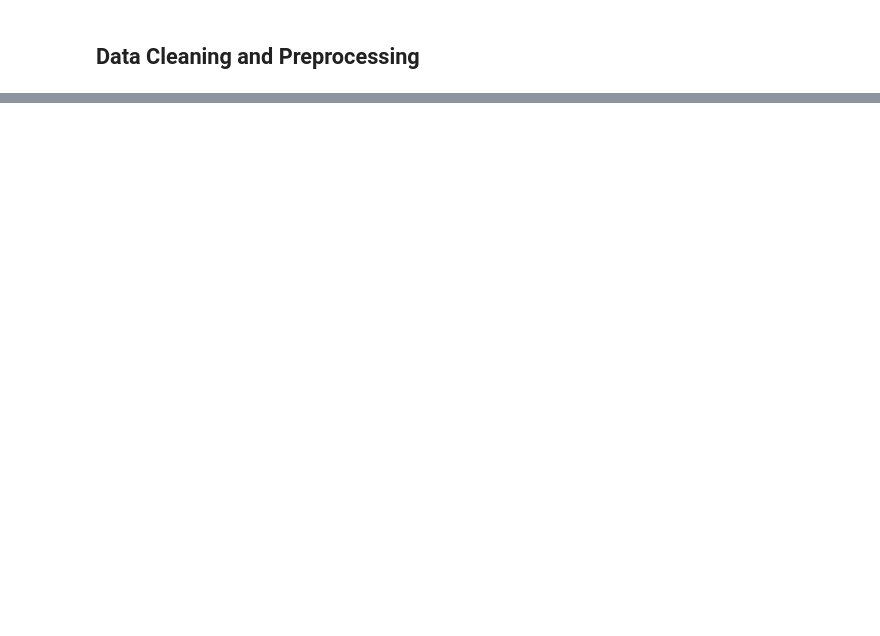
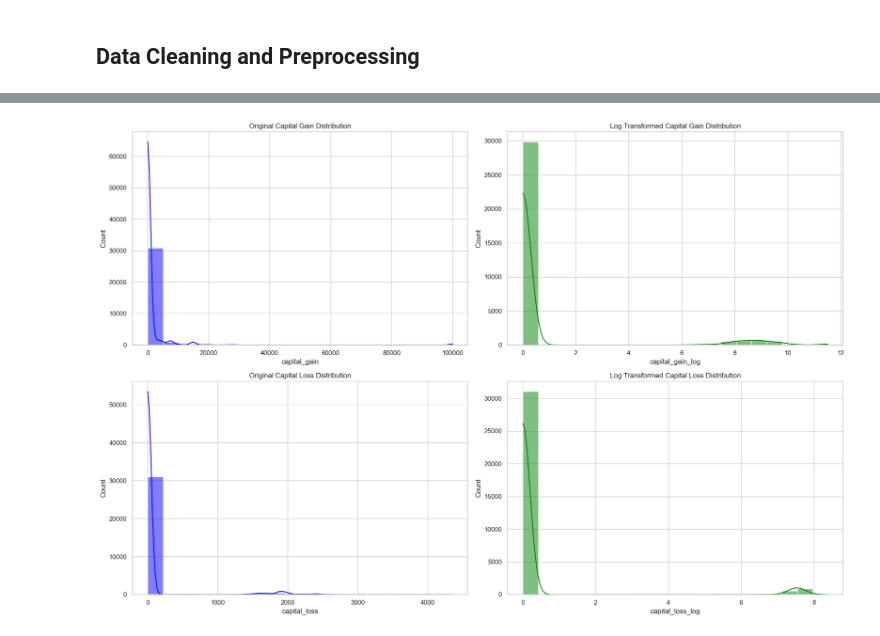
Before and after one commit to ShubhamPandya98/Statistical-Learning-Project, a Jupyter notebook: Income_Analysis.ipynb, the cells around one changed output, grey strips where cells are left out. Saved outputs shown, nothing was run; the diff lists cells and outputs as text; code cells hidden in the pictures; blank space fills up the shorter version.

```diff
--- a/Income_Analysis.ipynb
+++ b/Income_Analysis.ipynb
@@ -261,0 +75,20 @@ rf_model.score(validation_final,predictions)
+# %%
+# Step 2: Identify and Drop Unnecessary Columns
+# Re-checking if 'education' column exists before attempting to drop
+if 'education' in data_df.columns:
+    data_df = data_df.drop(columns=['education'])
+if 'education' in test_df.columns:
+    test_df = test_df.drop(columns=['education'])
+
+# Step 3: Remove Duplicates
+data_df = data_df.drop_duplicates()
+test_df = test_df.drop_duplicates()
+
+# Step 4: Make Easier Access for Data by Dropping Spaces
+data_df_dropped = data_df.apply(lambda x: x.str.strip() if x.dtype == "object" else x)
+test_df_dropped = test_df.apply(lambda x: x.str.strip() if x.dtype == "object" else x)
+
+# Step 5: Change Special Characters
+# Making income column values consistent by removing periods
+data_df['income'] = data_df_dropped['income'].str.replace('.', '')
+test_df['income'] = test_df_dropped['income'].str.replace('.', '')
@@ -261,0 +198,33 @@ rf_model.score(validation_final,predictions)
+# %%
+import numpy as np
+
+# Applying log transformation to 'capital_gain' and 'capital_loss' by adding 1 to avoid log(0)
+data_df['capital_gain_log'] = np.log(data_df['capital_gain'] + 1)
+data_df['capital_loss_log'] = np.log(data_df['capital_loss'] + 1)
+
+test_df['capital_gain_log'] = np.log(test_df['capital_gain'] + 1)
+test_df['capital_loss_log'] = np.log(test_df['capital_loss'] + 1)
+
+# Visualizing the transformed features to see the effect of the log transformation
+fig, axes = plt.subplots(2, 2, figsize=(18, 12))
+
+# Original capital_gain distribution
+sns.histplot(data_df['capital_gain'], bins=20, kde=True, color='blue', ax=axes[0, 0])
+axes[0, 0].set_title('Original Capital Gain Distribution')
+
+# Transformed capital_gain_log distribution
+sns.histplot(data_df['capital_gain_log'], bins=20, kde=True, color='green', ax=axes[0, 1])
+axes[0, 1].set_title('Log Transformed Capital Gain Distribution')
+
+# Original capital_loss distribution
+sns.histplot(data_df['capital_loss'], bins=20, kde=True, color='blue', ax=axes[1, 0])
+axes[1, 0].set_title('Original Capital Loss Distribution')
+
+# Transformed capital_loss_log distribution
+sns.histplot(data_df['capital_loss_log'], bins=20, kde=True, color='green', ax=axes[1, 1])
+axes[1, 1].set_title('Log Transformed Capital Loss Distribution')
+
+plt.tight_layout()
+plt.show()
+# %% [output]
+[figure, added]
```
Also changed, not shown: parts of 48 cells of this notebook, 6 other files.
